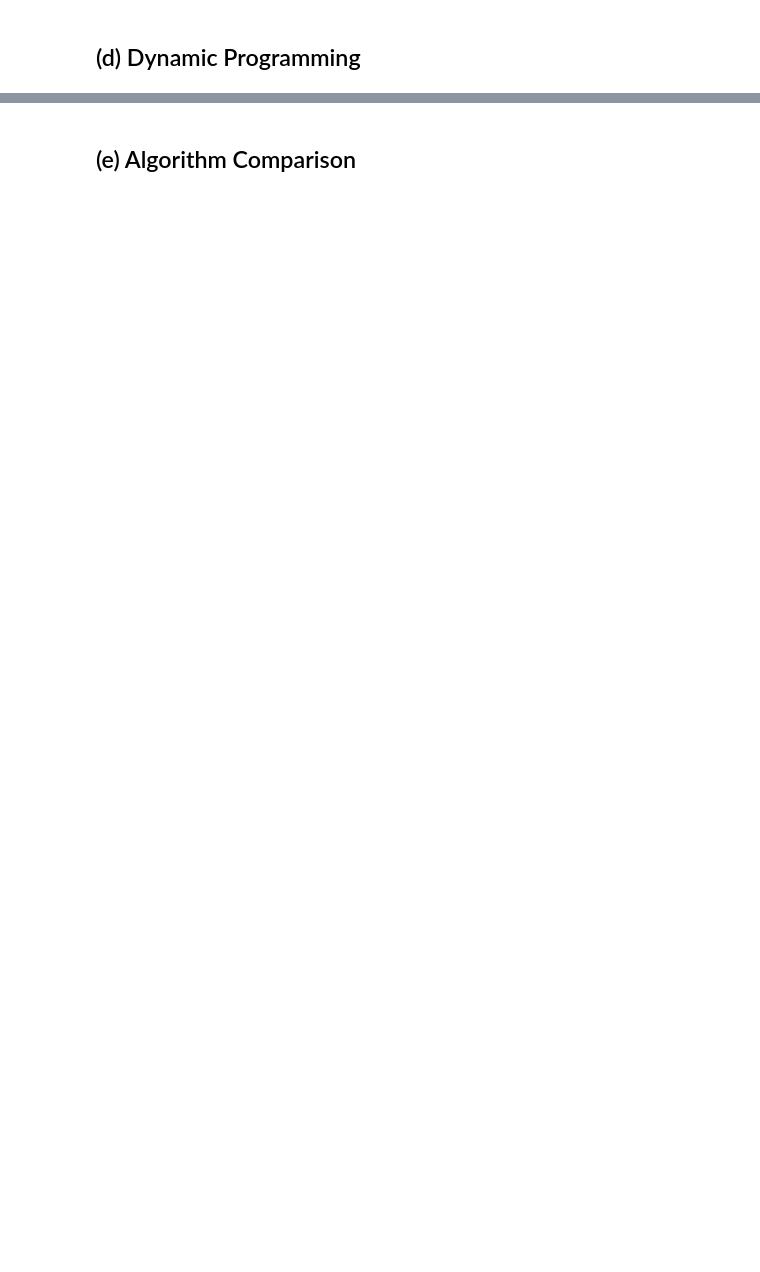
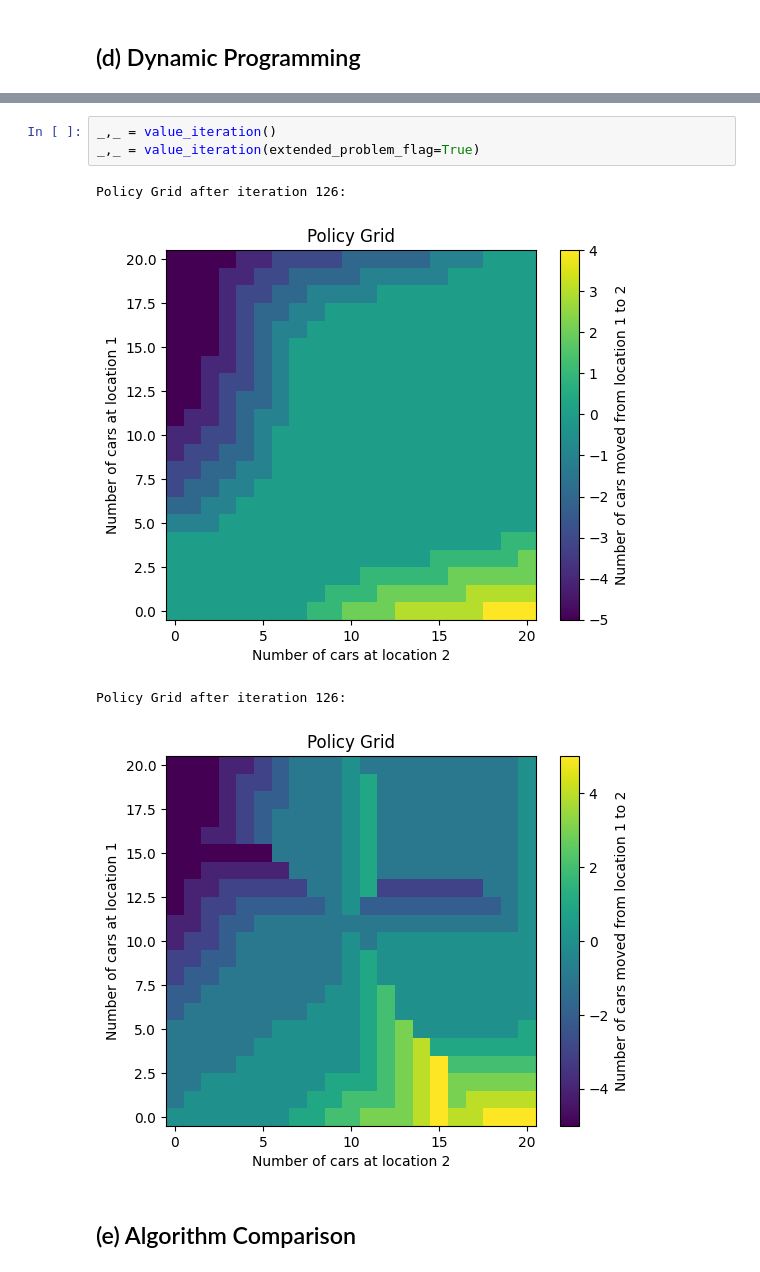
Before and after one commit to bhosley/Schoolwork, a Jupyter notebook: 2024Q2 - Reinforcement Learning/Homework 2/homework 2 take 2.ipynb, the cells around one changed output, grey strips where cells are left out. Cells and saved outputs as stored; diff of their text form; blank space fills up the shorter version.

```diff
--- a/2024Q2 - Reinforcement Learning/Homework 2/homework 2 take 2.ipynb
+++ b/2024Q2 - Reinforcement Learning/Homework 2/homework 2 take 2.ipynb
@@ -420,2 +299,10 @@ Value Function:
+# %%
+_,_ = value_iteration()
+_,_ = value_iteration(extended_problem_flag=True)
+# %% [output]
+Policy Grid after iteration 126:
+[figure, added]
+Policy Grid after iteration 126:
+[figure, added]
 # %% [markdown]
 ## (e) Algorithm Comparison
```
Also changed, not shown: parts of 12 cells of this notebook, 3 other files.
